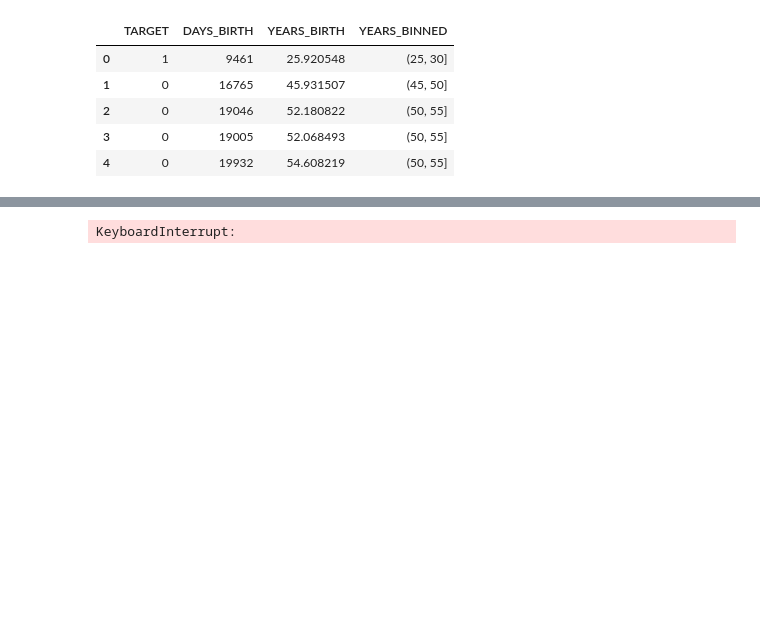
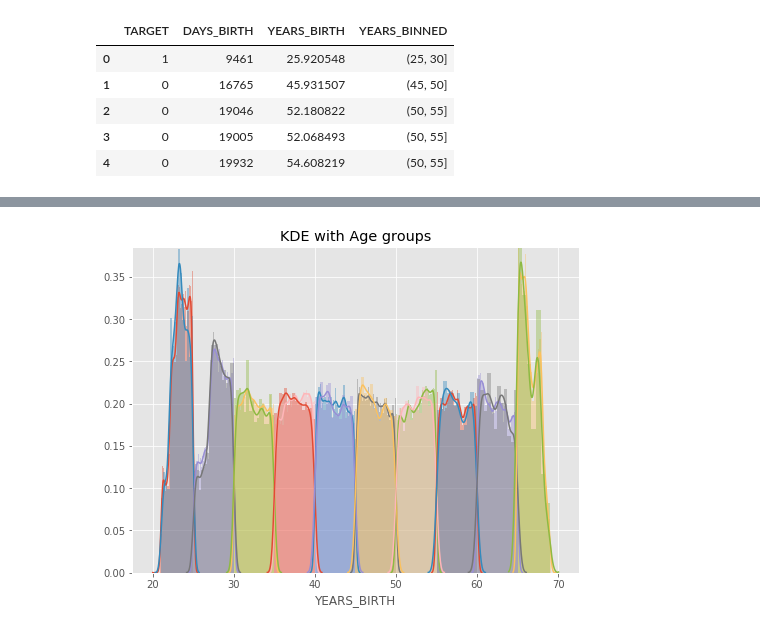
Before and after one commit to william10021002/ML100Days, a Jupyter notebook: Day_016_HW.ipynb, the cells around one changed output, grey strips where cells are left out. Cells and saved outputs as stored; diff of their text form; code cells hidden in the pictures; blank space fills up the shorter version.

```diff
--- a/Day_016_HW.ipynb
+++ b/Day_016_HW.ipynb
@@ -104,21 +116,21 @@ Name: YEARS_BIRTH, Length: 307511, dtype: float64
 # %%
 # 繪圖前先排序 / 分組
 """
 Your Code Here
 """
-year_group_sorted = age_data['YEARS_BIRTH'].sort_values()
+year_group_sorted = np.sort(age_data['YEARS_BINNED'].unique())
 
 plt.figure(figsize=(8,6))
 for i in range(len(year_group_sorted)):
     sns.distplot(age_data.loc[(age_data['YEARS_BINNED'] == year_group_sorted[i]) & \
                               (age_data['TARGET'] == 0), 'YEARS_BIRTH'], label = str(year_group_sorted[i]))
 
     sns.distplot(age_data.loc[(age_data['YEARS_BINNED'] == year_group_sorted[i]) & \
                               (age_data['TARGET'] == 1), 'YEARS_BIRTH'], label = str(year_group_sorted[i]))
 plt.title('KDE with Age groups')
 plt.show()
 # %% [output]
-KeyboardInterrupt:
+[figure, added]
 # %%
 # 計算每個年齡區間的 Target、DAYS_BIRTH與 YEARS_BIRTH 的平均值
 age_groups  = age_data.groupby('YEARS_BINNED').mean()
```
Also changed, not shown: parts of 6 cells of this notebook.
